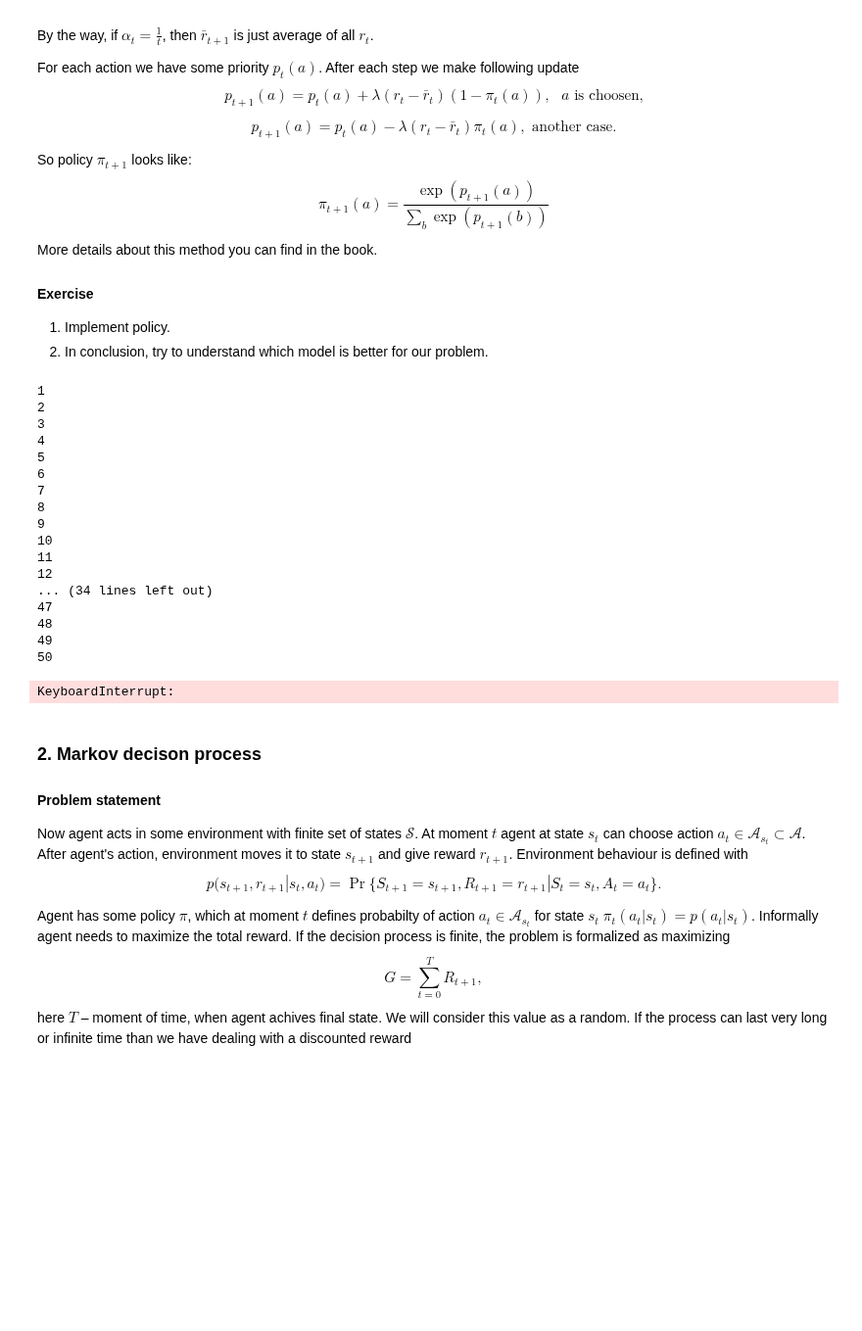
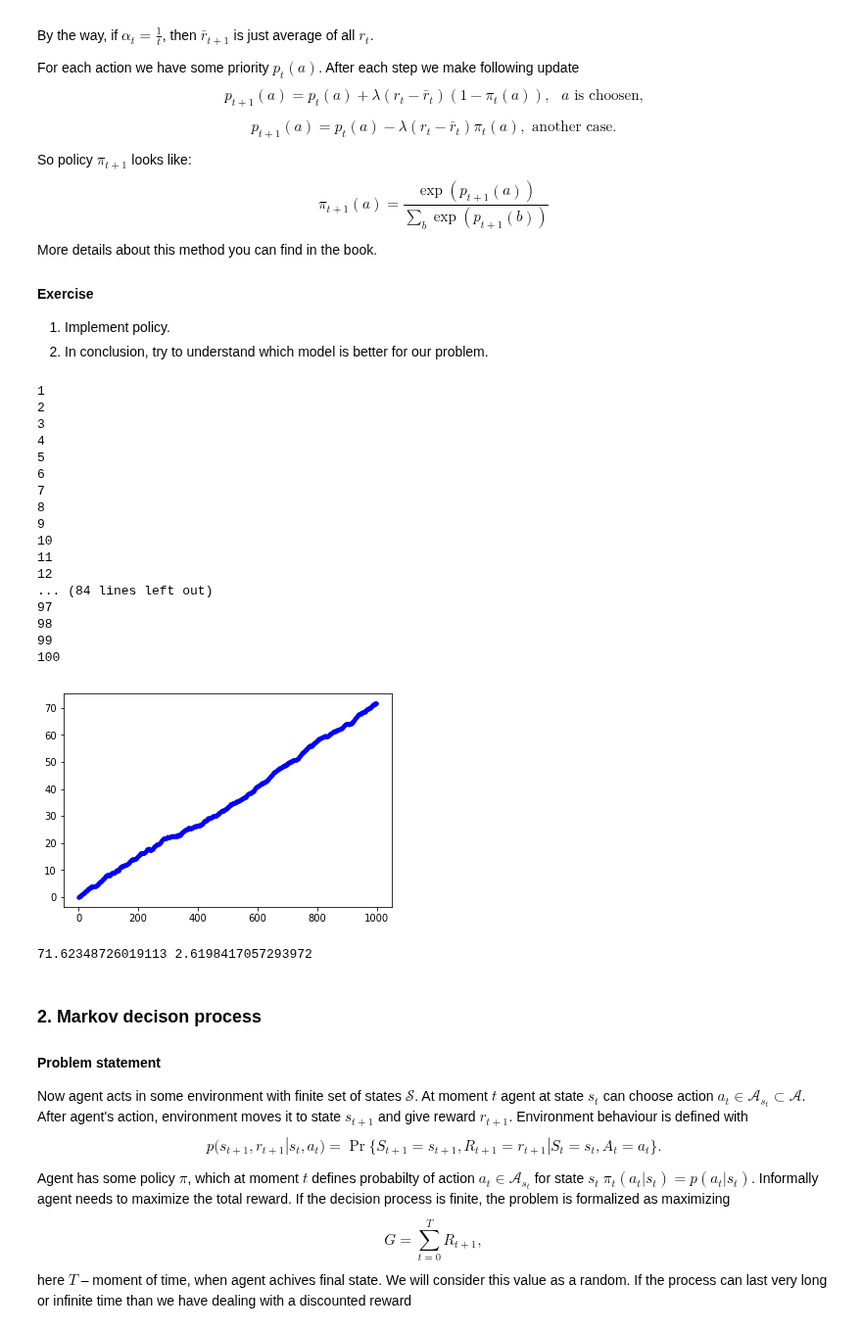
Before and after one commit to peinrules/Darin, a Jupyter notebook: labs/lab-4.ipynb, the cells around one changed output. Shown at 98% size. Cells and saved outputs as stored; diff of their text form; code cells hidden in the pictures; blank space fills up the shorter version.

```diff
--- a/labs/lab-4.ipynb
+++ b/labs/lab-4.ipynb
@@ -343,19 +343,20 @@ More details about this method you can find in the book.
 1. Implement policy.
 2. In conclusion, try to understand which model is better for our problem.
 # %%
-def policy(a = None):
+def policy(vec = None):
     probabilities = priority
     probabilities = math.e ** probabilities
 
-    summa = sum(probabilities)
+    summa = np.sum(probabilities)
 
     probabilities /= summa
+    policy = stats.rv_discrete(name='gradient', values=(bestOptions, probabilities))
 
-    policy = stats.rv_discrete(name='gradient', values=(bestOptions, probabilities))
-    if a == None:
+    probabilities += (1 - np.sum(probabilities)) / Actions
+    if vec == None:
         return stats.rv_discrete.rvs(policy)
     else:
-        return probabilities[a]
+        return probabilities
 # %%
 Actions = 100
 Times = 1000
@@ -389,14 +390,15 @@ for epoch in range(epochN):
         curAction = policy()
         reward = np.random.choice(automats[curAction])
         averageReward = (1 - alphas[t]) * averageReward + alphas[t] * reward
-        for a in range(Actions):
-            priority[a] = priority[a] - lamda * (prevReward - prevAverageReward) * policy(a)
-        priority[curAction] = priority[a] + lamda * (prevReward - prevAverageReward) * (1 - policy(a))
+
+        prevPolicy = policy(True)
+        prevPriorityCur = priority[curAction]
+        priority = priority - lamda * (prevReward - prevAverageReward) * prevPolicy
+        priority[curAction] = prevPriorityCur + lamda * (prevReward - prevAverageReward) * (1 - prevPolicy[a])
 
         uses[curAction] += 1
 
         totalReward[t] = totalReward[t - 1] + reward
-        print(t)
     #if epoch % 100 == 0:
     print(epoch + 1)
     TOTALREWARD = np.add(TOTALREWARD, totalReward)
@@ -413,12 +415,18 @@ for epoch in range(epochN):
 10
 11
 12
-... (34 lines left out)
-47
-48
-49
-50
+... (84 lines left out)
+97
+98
+99
+100
-KeyboardInterrupt:
+# %%
+plt.plot(np.arange(Times), TOTALREWARD / epochN, 'b.')
+plt.show()
+print(TOTALREWARD[Times - 1] / epochN, np.amax(Expecteds))
+# %% [output]
+[figure, added]
+71.62348726019113 2.6198417057293972
 # %% [markdown]
 ### 2. Markov decison process
 #### Problem statement
```
